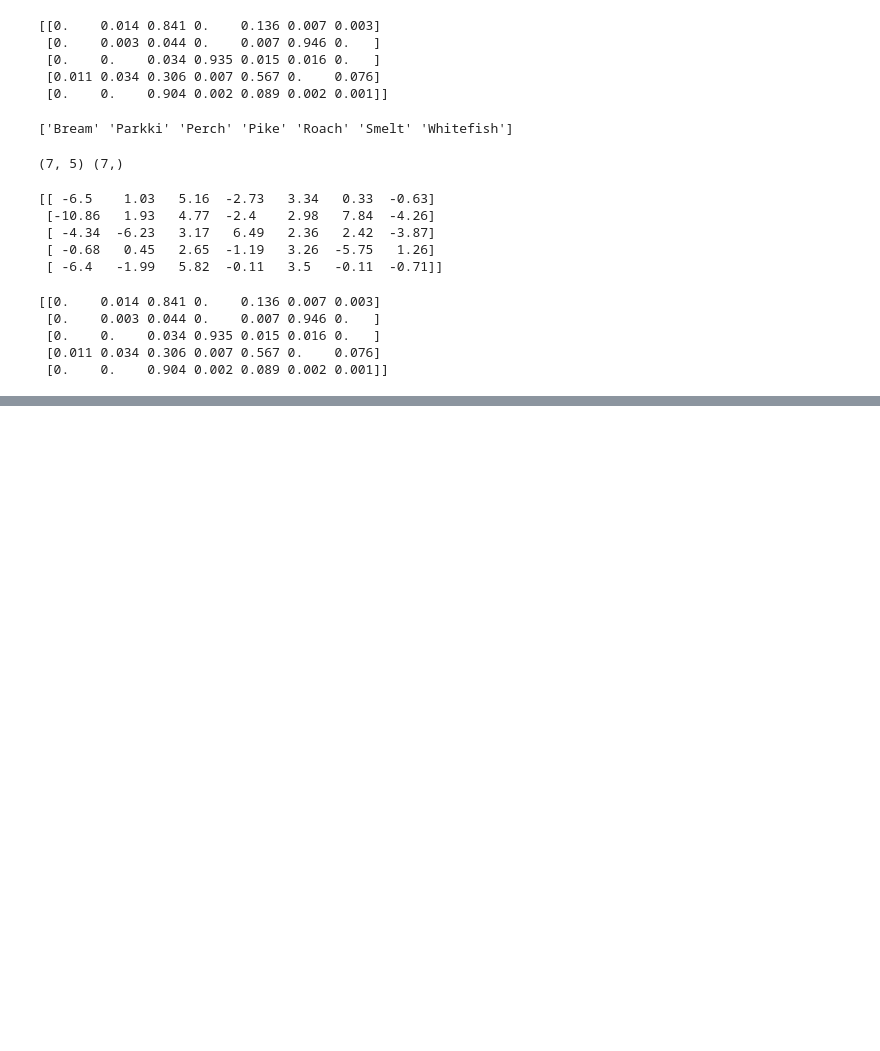
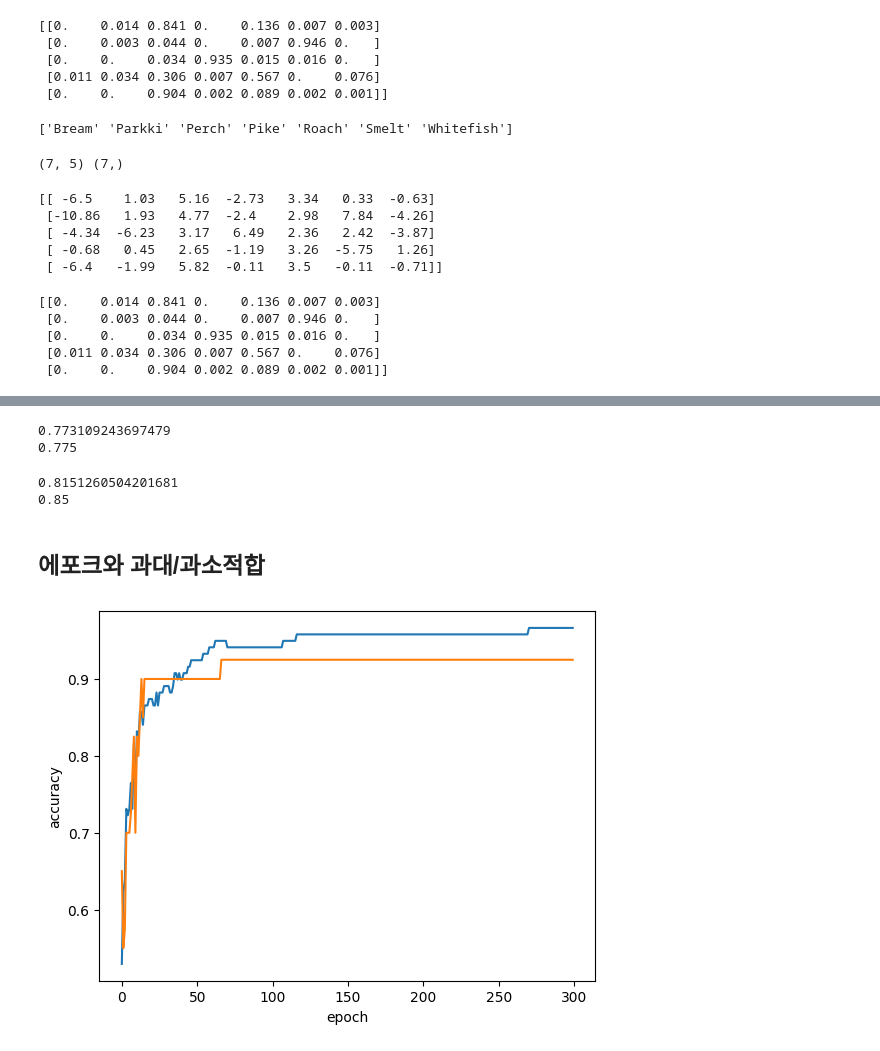
Before and after one commit to Sangyeonglee353/ai-hongong, a Jupyter notebook: Chapter_04_다양한_분류_알고리즘.ipynb, the cells around one changed output, grey strips where cells are left out. Saved outputs shown, nothing was run; the diff lists cells and outputs as text; code cells hidden in the pictures; blank space fills up the shorter version.

```diff
--- a/Chapter_04_다양한_분류_알고리즘.ipynb
+++ b/Chapter_04_다양한_분류_알고리즘.ipynb
@@ -219,0 +241,46 @@ print(np.round(proba, decimals=3))
+# %%
+# 4. 경사 하강법을 제공하는 대표적인 분류용 클래스 활용
+# 로지스틱 손실 함수로 지정 -> loss='log'
+from sklearn.linear_model import SGDClassifier
+sc = SGDClassifier(loss='log', max_iter=10, random_state=42)
+sc.fit(train_scaled, train_target)
+print(sc.score(train_scaled, train_target))
+print(sc.score(test_scaled, test_target))
+# %% [output]
+0.773109243697479
+0.775
+# %%
+# 모델을 이어서 훈련
+sc.partial_fit(train_scaled, train_target)
+print(sc.score(train_scaled, train_target))
+print(sc.score(test_scaled, test_target))
+# %% [output]
+0.8151260504201681
+0.85
+# %% [markdown]
+## 에포크와 과대/과소적합
+# %%
+# 1.전체 클래스의 레이블 -> partial_fit()에 전달
+# 1.1 np.unique(): train_target에 있는 7개 생선의 목록 만듦.
+# 1.2 에포크마다 훈련 세트와 테스트 세트에 대한 점수 기록: 2개의 리스트 준비
+import numpy as np
+sc = SGDClassifier(loss='log', random_state=42)
+train_score = []
+test_score = []
+classes = np.unique(train_target)
+# %%
+# 2. 300번의 에포트 동안 훈련 반복
+for _ in range(0, 300):
+  sc.partial_fit(train_scaled, train_target, classes=classes)
+  train_score.append(sc.score(train_scaled, train_target))
+  test_score.append(sc.score(test_scaled, test_target))
+# %%
+# 3. 300번의 에포트 동안 기록한 훈련 세트와 테스트 세트 점수 출력
+import matplotlib.pyplot as plt
+plt.plot(train_score)
+plt.plot(test_score)
+plt.xlabel('epoch')
+plt.ylabel('accuracy')
+plt.show()
+# %% [output]
+[figure, added]
```
Also changed, not shown: parts of 7 cells of this notebook.
